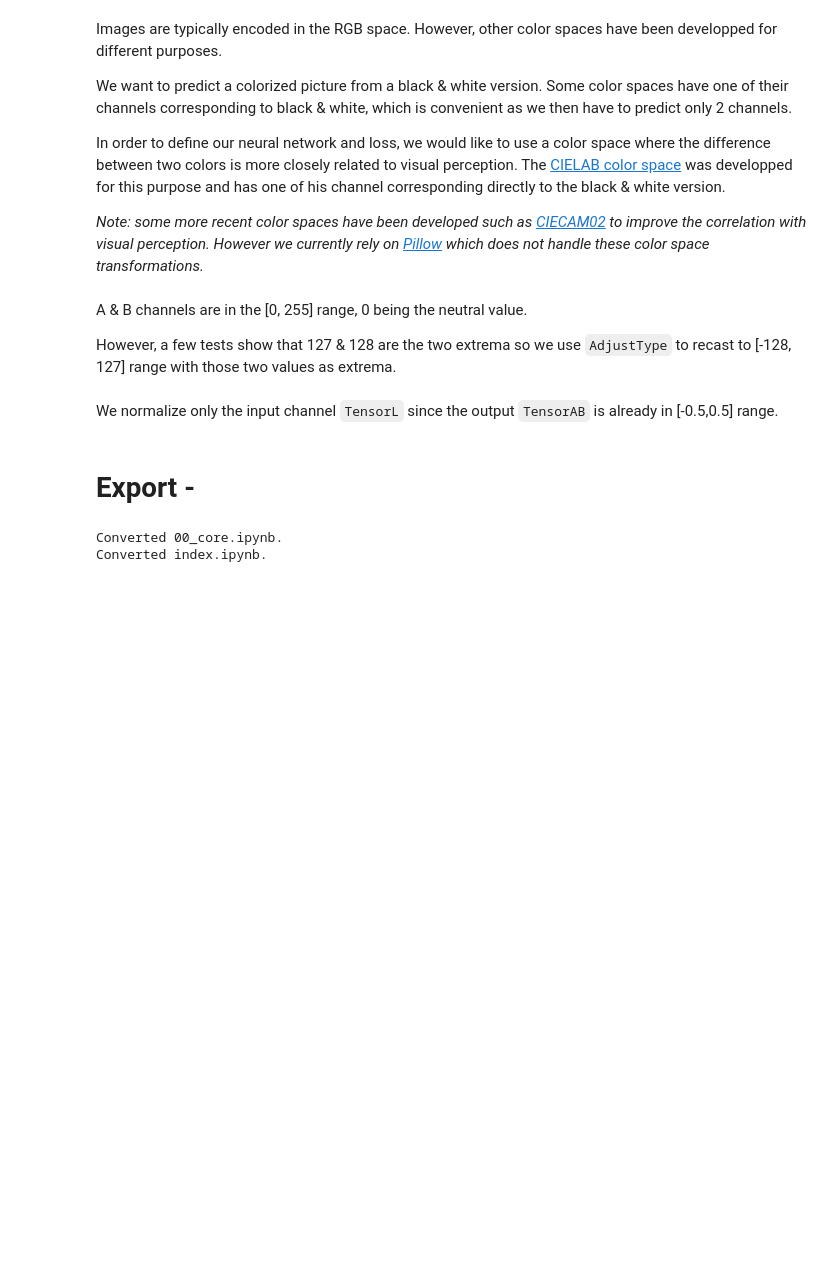
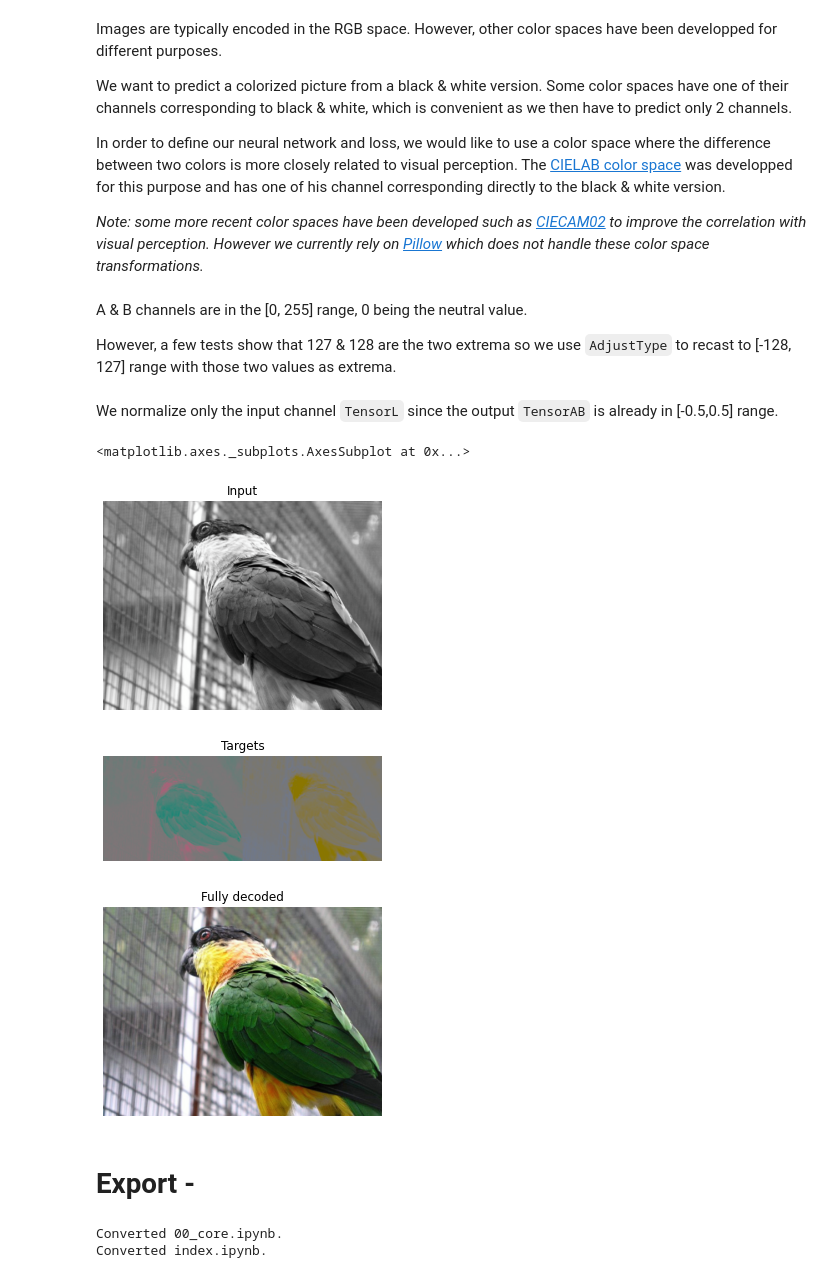
Before and after one commit to borisdayma/colorup, a Jupyter notebook: nbs/00_core.ipynb, the cells around one changed output. Saved outputs shown, nothing was run; the diff lists cells and outputs as text; code cells hidden in the pictures; blank space fills up the shorter version.

Commit message:
feat: create Transform pipeline

```diff
--- a/nbs/00_core.ipynb
+++ b/nbs/00_core.ipynb
@@ -25,8 +25,7 @@ In order to define our neural network and loss, we would like to use a color spa
 #export
 class PILImageLAB(PILImage):
     '''PILImage in the LAB space'''
-    def show(self, **kwargs):
-        return super(PILImageLAB, RGBToLAB().decode(self)).show(**kwargs)
+    pass
 # %%
 #export
 class RGBToLAB(Transform):
@@ -53,7 +52,7 @@ class TensorLAB(TensorImage):
     def show(self, **kwargs):
         displayTensor = self.makeDisplayTensor()
         pilImageLAB = ToTensor().decode(displayTensor)
-        return pilImageLAB.show(**kwargs)
+        return RGBToLAB().decode(pilImageLAB).show(**kwargs)
 
 # Add conversion to/from tensors
 PILImageLAB._tensor_cls = TensorLAB  # used by `encodes`
@@ -131,6 +132,20 @@ def encodes(self, x:TensorAB): return x
 def decodes(self, x:TensorAB): return x
 # %% [markdown]
 We normalize only the input channel `TensorL` since the output `TensorAB` is already in [-0.5,0.5] range.
+# %%
+# test Transforms
+random.seed(12345)
+path = ('../data')
+items = get_image_files(path, folders=['valid'])
+dsrc = TfmdLists(items, tfms=[PILImage.create, RGBToLAB(), ToTensor(), Split_L_AB()])
+tensor_l, tensor_ab = tuple_l_ab = random.choice(dsrc)
+tensor_l.show(title='Input'), tensor_ab.show(title='Targets')
+dsrc.decode(tuple_l_ab).show(title='Fully decoded')
+# %% [output]
+<matplotlib.axes._subplots.AxesSubplot at 0x...>
+[figure, added]
+[figure, added]
+[figure, added]
 # %% [markdown]
 # Export -
 # %%
```
Also changed, not shown: parts of 2 cells of this notebook, 3 other files.
